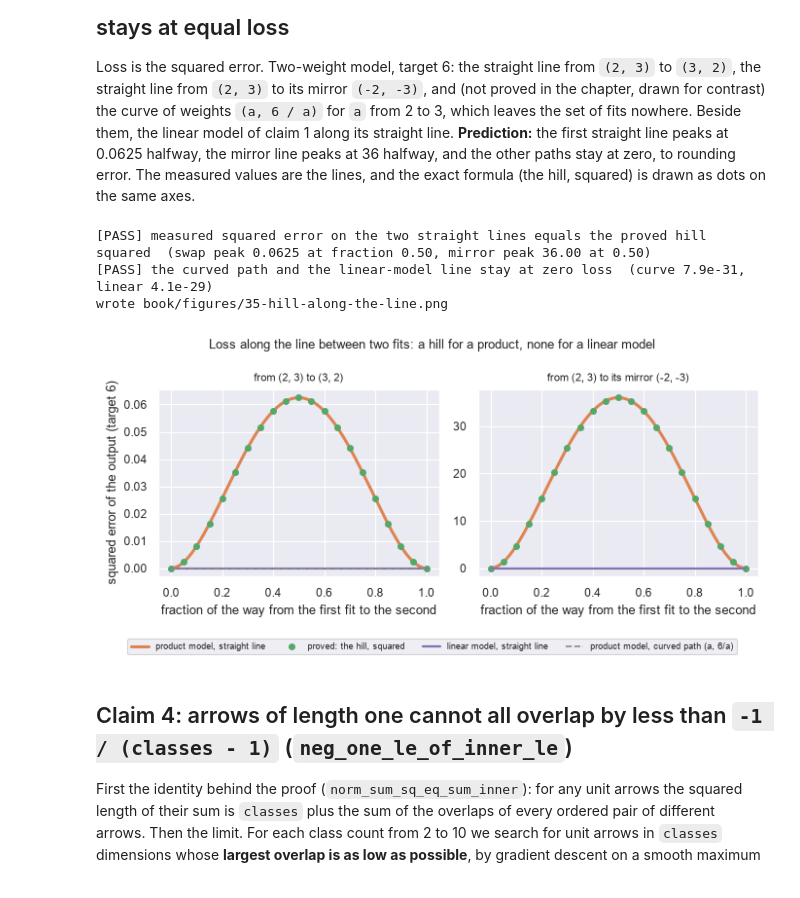
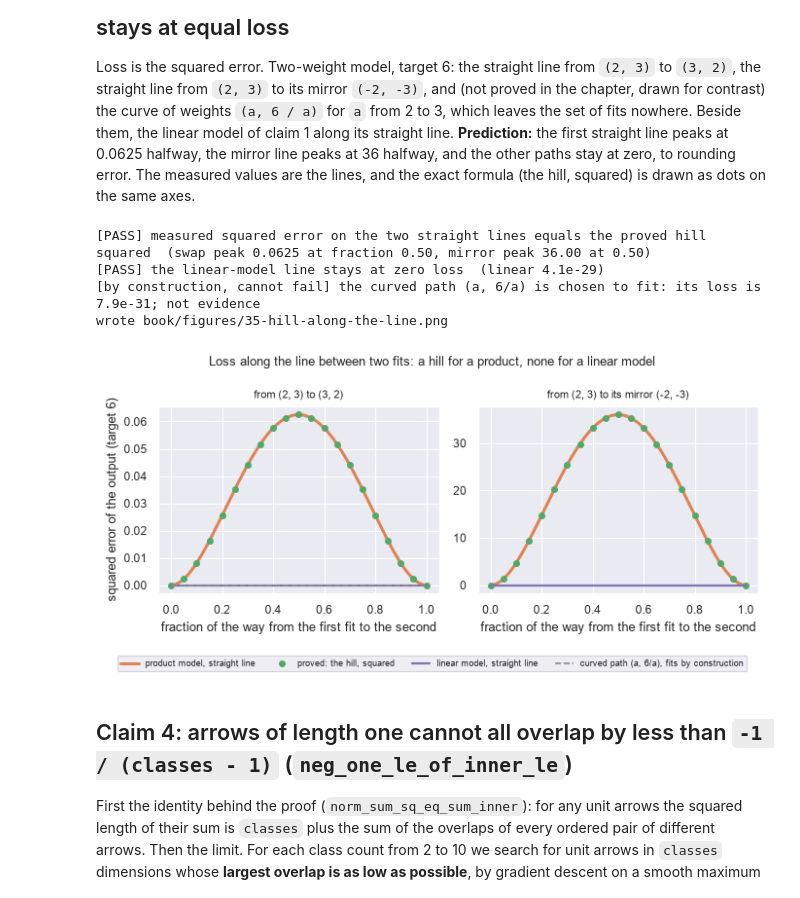
Before and after one commit to Ghost---Shadow/squiggly-line-theorem, a Jupyter notebook: experiments/part5/ch35_the_landscape.ipynb, the cells around one changed output. Cells and saved outputs as stored; diff of their text form; code cells hidden in the pictures.

```diff
--- a/experiments/part5/ch35_the_landscape.ipynb
+++ b/experiments/part5/ch35_the_landscape.ipynb
@@ -175,39 +176,40 @@ curve_loss = (curve_first * (TARGET / curve_first) - TARGET) ** 2
 linear_loss = np.array([np.linalg.norm(feature_matrix @ blend(min_norm_fit, other_fit, fraction) - data_labels) ** 2
                         for fraction in fine_fractions])
 
 report("measured squared error on the two straight lines equals the proved hill squared",
        np.abs(swap_loss - swap_formula).max() < 1e-9 and np.abs(mirror_loss - mirror_formula).max() < 1e-9,
        f"swap peak {swap_loss.max():.4f} at fraction {fine_fractions[swap_loss.argmax()]:.2f}, "
        f"mirror peak {mirror_loss.max():.2f} at {fine_fractions[mirror_loss.argmax()]:.2f}")
-report("the curved path and the linear-model line stay at zero loss",
-       curve_loss.max() < 1e-20 and linear_loss.max() < 1e-20,
-       f"curve {curve_loss.max():.1e}, linear {linear_loss.max():.1e}")
+report("the linear-model line stays at zero loss",
+       linear_loss.max() < 1e-20, f"linear {linear_loss.max():.1e}")
+print(f"[by construction, cannot fail] the curved path (a, 6/a) is chosen to fit: its loss is {curve_loss.max():.1e}; not evidence")
 
 figure, (left_axis, right_axis) = plt.subplots(1, 2, figsize=(7.0, 3.3))
 for axis, straight_loss, formula, title, draw_curve in (
         (left_axis, swap_loss, swap_formula, "from (2, 3) to (3, 2)", True),
         (right_axis, mirror_loss, mirror_formula, "from (2, 3) to its mirror (-2, -3)", False)):
     axis.plot(fine_fractions, straight_loss, color=VERTICAL, linewidth=2.2, label="product model, straight line")
     axis.plot(fine_fractions[::10], formula[::10], linestyle="none", marker="o", markersize=4, color=BOUND,
               label="proved: the hill, squared")
     axis.plot(fine_fractions, linear_loss, color=MODEL, linewidth=1.6, label="linear model, straight line")
     if draw_curve:
         axis.plot(fine_fractions, curve_loss, color=BEFORE, linewidth=1.2, linestyle="--",
-                  label="product model, curved path (a, 6/a)")
+                  label="curved path (a, 6/a), fits by construction")
     axis.set_title(title, fontsize=8)
     axis.set_xlabel("fraction of the way from the first fit to the second")
 left_axis.set_ylabel("squared error of the output (target 6)")
 figure.suptitle("Loss along the line between two fits: a hill for a product, none for a linear model", fontsize=9)
 handles, labels = left_axis.get_legend_handles_labels()
 figure.legend(handles, labels, loc="lower center", ncol=4, fontsize=6.5)
 figure.tight_layout(rect=(0, 0.07, 1, 1))
 save_figure(figure, "35-hill-along-the-line")
 plt.show()
 # %% [output]
 [PASS] measured squared error on the two straight lines equals the proved hill squared  (swap peak 0.0625 at fraction 0.50, mirror peak 36.00 at 0.50)
-[PASS] the curved path and the linear-model line stay at zero loss  (curve 7.9e-31, linear 4.1e-29)
+[PASS] the linear-model line stays at zero loss  (linear 4.1e-29)
+[by construction, cannot fail] the curved path (a, 6/a) is chosen to fit: its loss is 7.9e-31; not evidence
 wrote book/figures/35-hill-along-the-line.png
-[figure, old version]
+[figure, new version]
 # %% [markdown]
 ## Claim 4: arrows of length one cannot all overlap by less than `-1 / (classes - 1)` (`neg_one_le_of_inner_le`)
 
```
Also changed, not shown: parts of 4 cells of this notebook, 3 other files.
